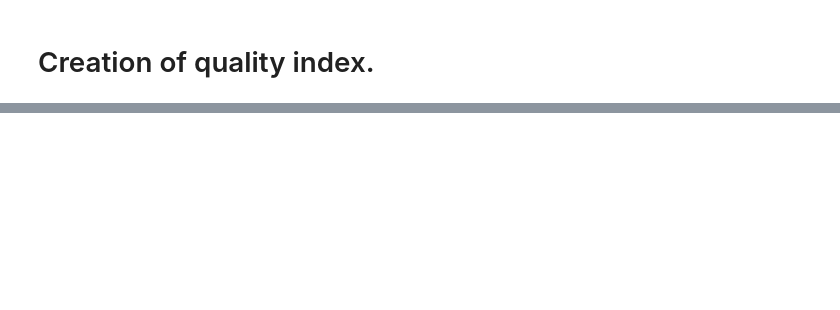
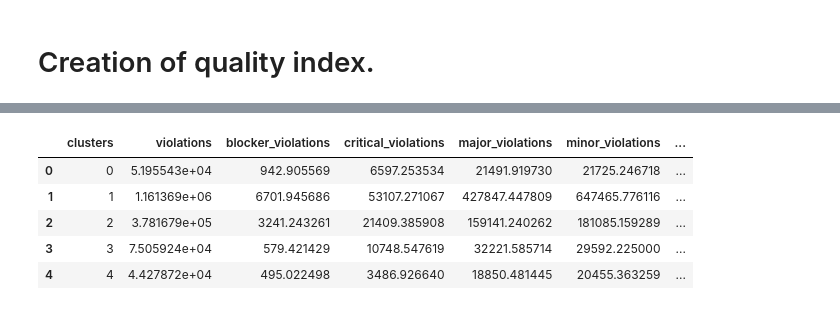
Before and after one commit to Vinomo4/SWTech, a Jupyter notebook: models/Validation.ipynb, the cells around one changed output, grey strips where cells are left out. Cells and saved outputs as stored; diff of their text form; code cells hidden in the pictures; blank space fills up the shorter version.

```diff
--- a/models/Validation.ipynb
+++ b/models/Validation.ipynb
@@ -138,2 +156,25 @@ plot_quality_metrics(ordered3,other_metrics)
 # %%
 # Hay que mirar si normalizamos y como invertir las que cuanto mas bajo mejor.
+quality_rating_data = clusterized_data.groupby('clusters').agg({
+    'violations': 'sum',
+                            'blocker_violations': 'sum',
+                            'critical_violations': 'sum',
+                            'major_violations': 'sum',
+                            'minor_violations': 'sum',
+                            'blocker': 'sum',
+                            'critical': 'sum',
+                            'major': 'sum',
+                            'minor': 'sum',
+                            'code_smells': 'sum',
+                            'bugs': 'sum',
+                            'vulnerabilities': 'sum',
+                            'sqale_debt_ratio': 'mean',
+}).reset_index()
+quality_rating_data.head()
+# %% [output]
+|  | clusters | violations | blocker_violations | critical_violations | major_violations | minor_violations | ... |
+| 0 | 0 | 5.195543e+04 | 942.905569 | 6597.253534 | 21491.919730 | 21725.246718 | ... |
+| 1 | 1 | 1.161369e+06 | 6701.945686 | 53107.271067 | 427847.447809 | 647465.776116 | ... |
+| 2 | 2 | 3.781679e+05 | 3241.243261 | 21409.385908 | 159141.240262 | 181085.159289 | ... |
+| 3 | 3 | 7.505924e+04 | 579.421429 | 10748.547619 | 32221.585714 | 29592.225000 | ... |
+| 4 | 4 | 4.427872e+04 | 495.022498 | 3486.926640 | 18850.481445 | 20455.363259 | ... |
```
Also changed, not shown: parts of 22 cells of this notebook.
